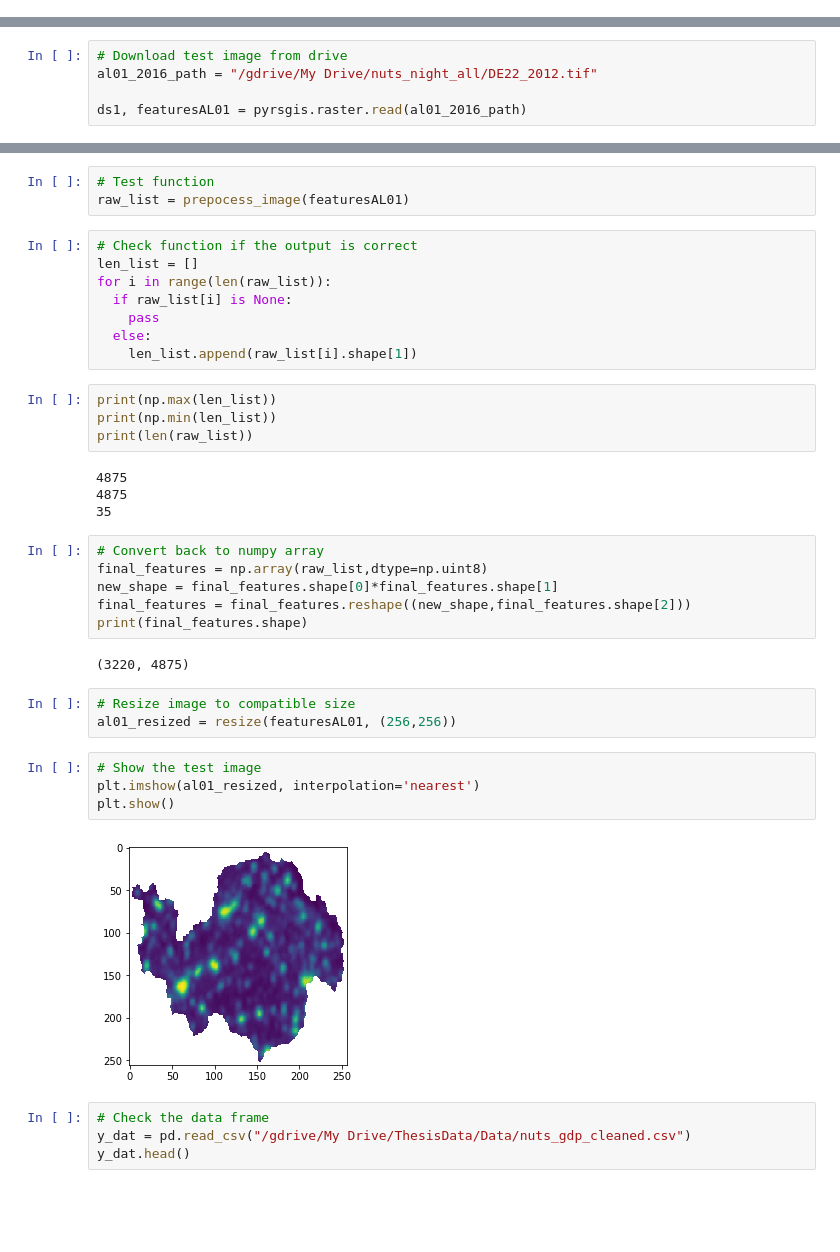
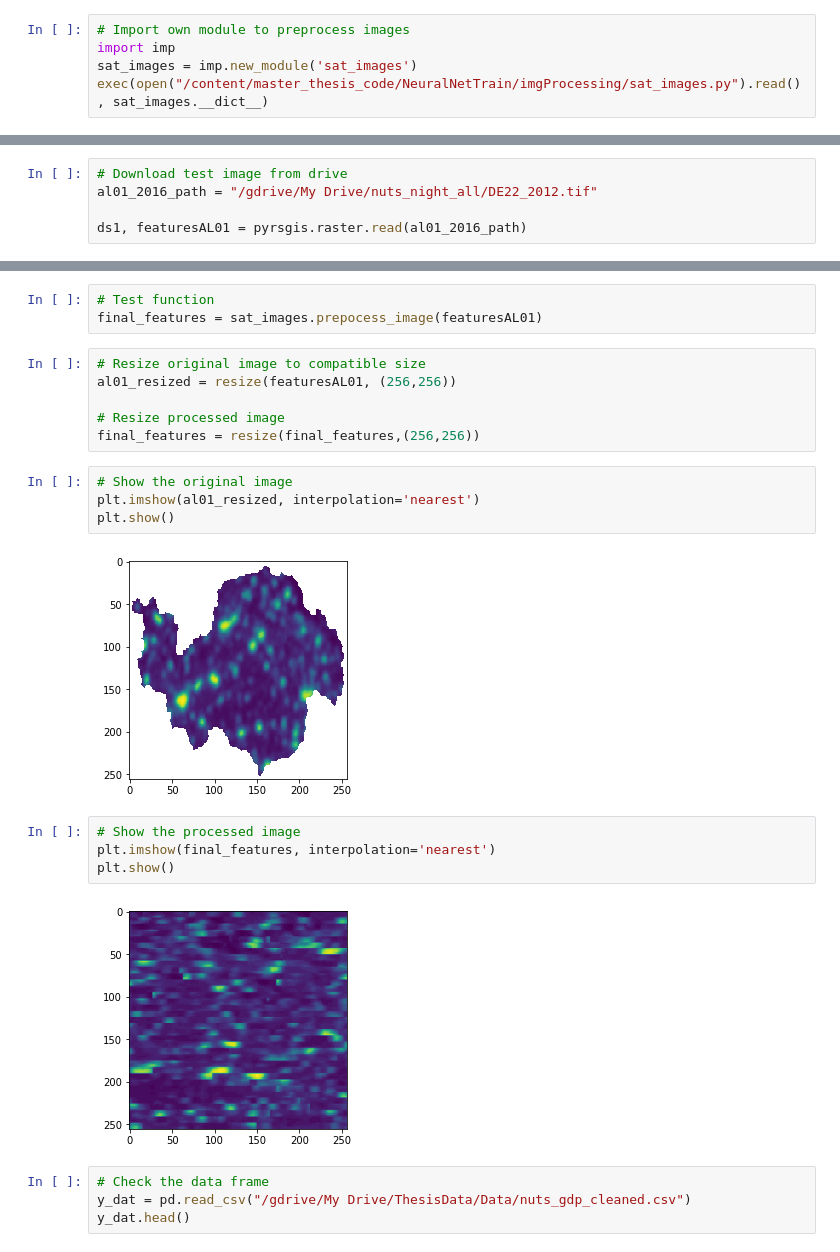
Before and after one commit to maxjonasbehrens/master_thesis_code, a Jupyter notebook: NeuralNetTrain/ee_import.ipynb, the cells around one changed output, grey strips where cells are left out. Saved outputs shown, nothing was run; the diff lists cells and outputs as text; blank space fills up the shorter version.

Commit message:
changed functions to use external py files

```diff
--- a/NeuralNetTrain/ee_import.ipynb
+++ b/NeuralNetTrain/ee_import.ipynb
@@ -38,3 +45,8 @@ Warning! matplotlib_scalebar library not found.
+# %%
+# Import own module to preprocess images
+import imp
+sat_images = imp.new_module('sat_images')
+exec(open("/content/master_thesis_code/NeuralNetTrain/imgProcessing/sat_images.py").read(), sat_images.__dict__)
 # %% [markdown]
 ## Test for one image
 # %%
@@ -77,39 +63,24 @@ for x in range(0,featuresAL01.shape[0],x_step):
 # %%
 # Test function
-raw_list = prepocess_image(featuresAL01)
+final_features = sat_images.prepocess_image(featuresAL01)
-# %%
-# Check function if the output is correct
-len_list = []
-for i in range(len(raw_list)):
-  if raw_list[i] is None:
-    pass
-  else:
-    len_list.append(raw_list[i].shape[1])
-# %%
-print(np.max(len_list))
-print(np.min(len_list))
-print(len(raw_list))
-# %% [output]
-4875
-4875
-35
-# %%
-# Convert back to numpy array
-final_features = np.array(raw_list,dtype=np.uint8)
-new_shape = final_features.shape[0]*final_features.shape[1]
-final_features = final_features.reshape((new_shape,final_features.shape[2]))
-print(final_features.shape)
-# %% [output]
-(3220, 4875)
 # %%
-# Resize image to compatible size
+# Resize original image to compatible size
 al01_resized = resize(featuresAL01, (256,256))
+
+# Resize processed image
+final_features = resize(final_features,(256,256))
 # %%
-# Show the test image
+# Show the original image
 plt.imshow(al01_resized, interpolation='nearest')
 plt.show()
 # %% [output]
 [figure]
+# %%
+# Show the processed image
+plt.imshow(final_features, interpolation='nearest')
+plt.show()
+# %% [output]
+[figure, added]
 # %%
 # Check the data frame
 y_dat = pd.read_csv("/gdrive/My Drive/ThesisData/Data/nuts_gdp_cleaned.csv")
```
Also changed, not shown: parts of 10 cells of this notebook.
